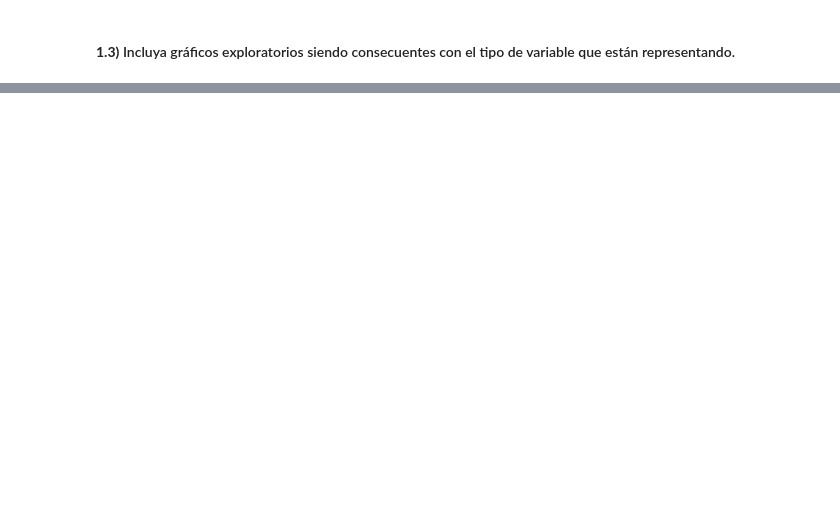
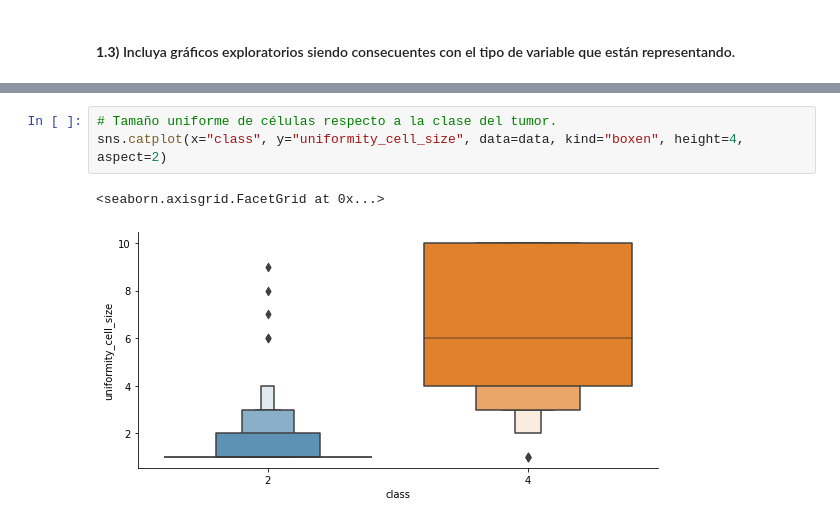
Before and after one commit to SantiagoTaracena01/data-mining-lab-02, a Jupyter notebook: src/main.ipynb, the cells around one changed output, grey strips where cells are left out. Saved outputs shown, nothing was run; the diff lists cells and outputs as text; blank space fills up the shorter version.

```diff
--- a/src/main.ipynb
+++ b/src/main.ipynb
@@ -42,0 +91,6 @@ sns.pairplot(data, hue="class")
+# %%
+# Tamaño uniforme de células respecto a la clase del tumor.
+sns.catplot(x="class", y="uniformity_cell_size", data=data, kind="boxen", height=4, aspect=2)
+# %% [output]
+<seaborn.axisgrid.FacetGrid at 0x...>
+[figure, added]
```
Also changed, not shown: parts of 12 cells of this notebook, 1 other file.
